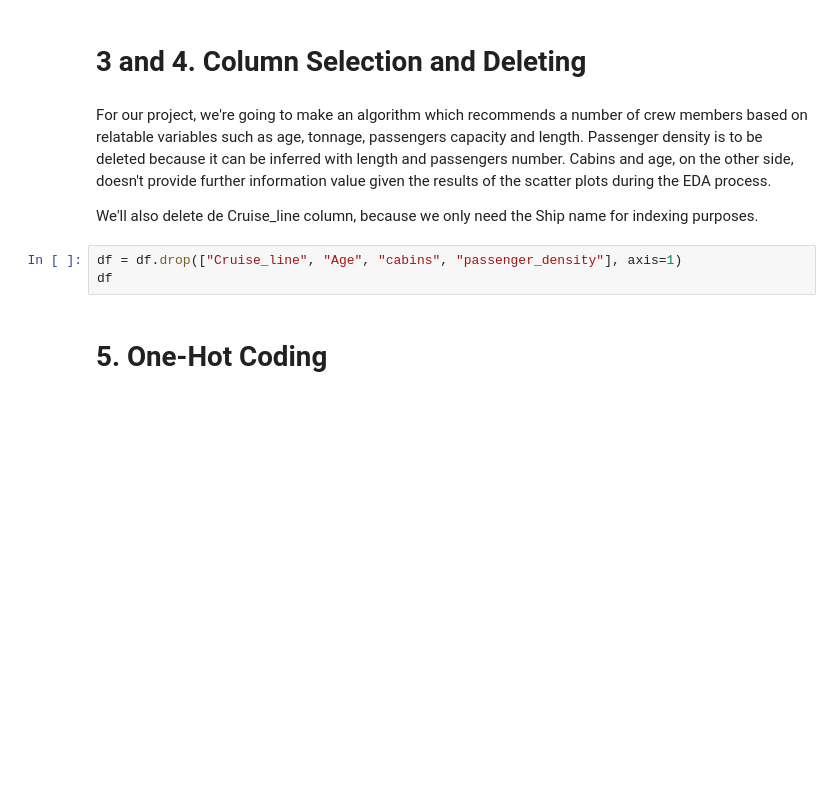
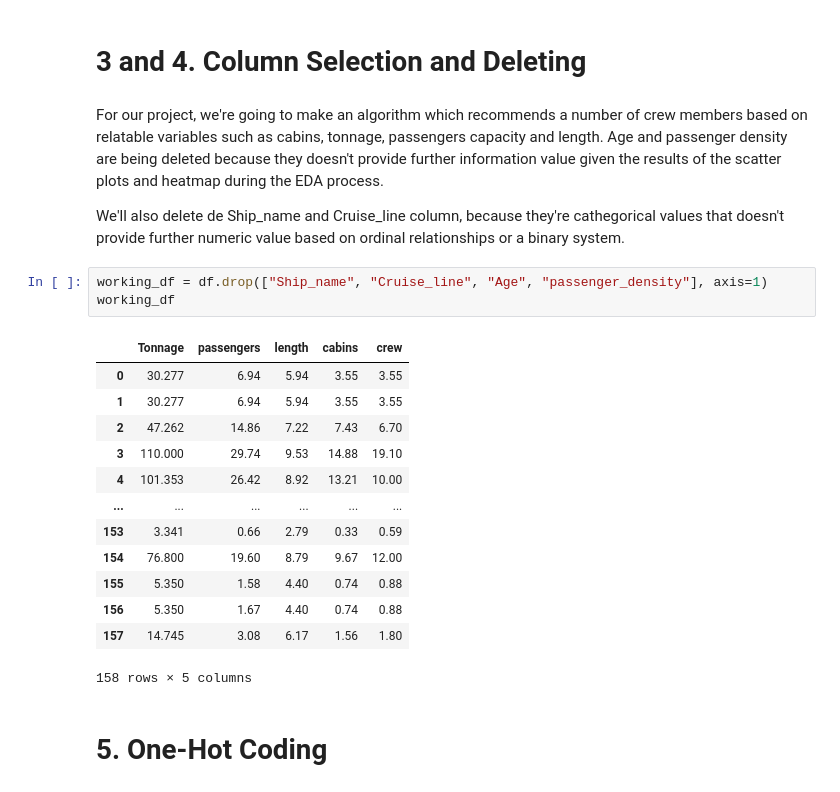
Before and after one commit to XavierCarrera/Platzi-Master-DS-Exercises, a Jupyter notebook: Basic_Exercise_DS_Python2.ipynb, the cells around one changed output. Cells and saved outputs as stored; diff of their text form; blank space fills up the shorter version.

```diff
--- a/Basic_Exercise_DS_Python2.ipynb
+++ b/Basic_Exercise_DS_Python2.ipynb
@@ -203,11 +222,25 @@ There's a strong correlation in 4 of the 6 independent variables analyzed, which
 # %% [markdown]
 # 3 and 4. Column Selection and Deleting
 # %% [markdown]
-For our project, we're going to make an algorithm which recommends a number of crew members based on relatable variables such as age, tonnage, passengers capacity and length. Passenger density is to be deleted because it can be inferred with length and passengers number. Cabins and age, on the other side, doesn't provide further information value given the results of the scatter plots during the EDA process.
+For our project, we're going to make an algorithm which recommends a number of crew members based on relatable variables such as cabins, tonnage, passengers capacity and length. Age and passenger density are being deleted because they doesn't provide further information value given the results of the scatter plots and heatmap during the EDA process.
 
-We'll also delete de Cruise_line column, because we only need the Ship name for indexing purposes.
+We'll also delete de Ship_name and Cruise_line column, because they're cathegorical values that doesn't provide further numeric value based on ordinal relationships or a binary system.
 # %%
-df = df.drop(["Cruise_line", "Age", "cabins", "passenger_density"], axis=1)
-df
+working_df = df.drop(["Ship_name", "Cruise_line", "Age", "passenger_density"], axis=1)
+working_df
+# %% [output]
+|  | Tonnage | passengers | length | cabins | crew |
+| 0 | 30.277 | 6.94 | 5.94 | 3.55 | 3.55 |
+| 1 | 30.277 | 6.94 | 5.94 | 3.55 | 3.55 |
+| 2 | 47.262 | 14.86 | 7.22 | 7.43 | 6.70 |
+| 3 | 110.000 | 29.74 | 9.53 | 14.88 | 19.10 |
+| 4 | 101.353 | 26.42 | 8.92 | 13.21 | 10.00 |
+| ... | ... | ... | ... | ... | ... |
+| 153 | 3.341 | 0.66 | 2.79 | 0.33 | 0.59 |
+| 154 | 76.800 | 19.60 | 8.79 | 9.67 | 12.00 |
+| 155 | 5.350 | 1.58 | 4.40 | 0.74 | 0.88 |
+| 156 | 5.350 | 1.67 | 4.40 | 0.74 | 0.88 |
+| 157 | 14.745 | 3.08 | 6.17 | 1.56 | 1.80 |
+158 rows × 5 columns
 # %% [markdown]
 # 5. One-Hot Coding
```
Also changed, not shown: parts of 22 cells of this notebook.
